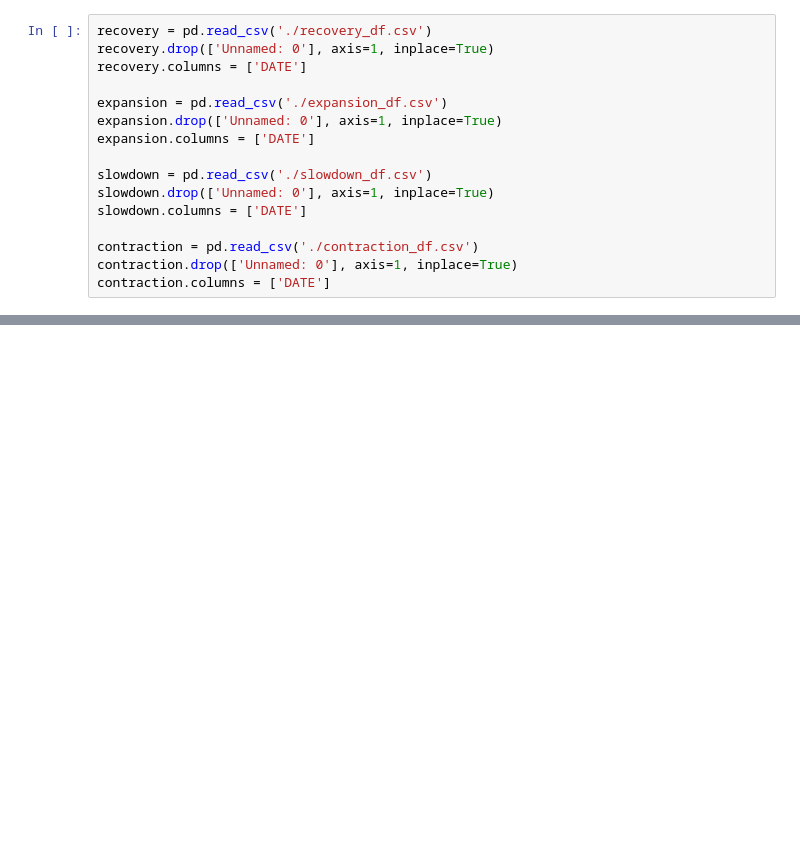
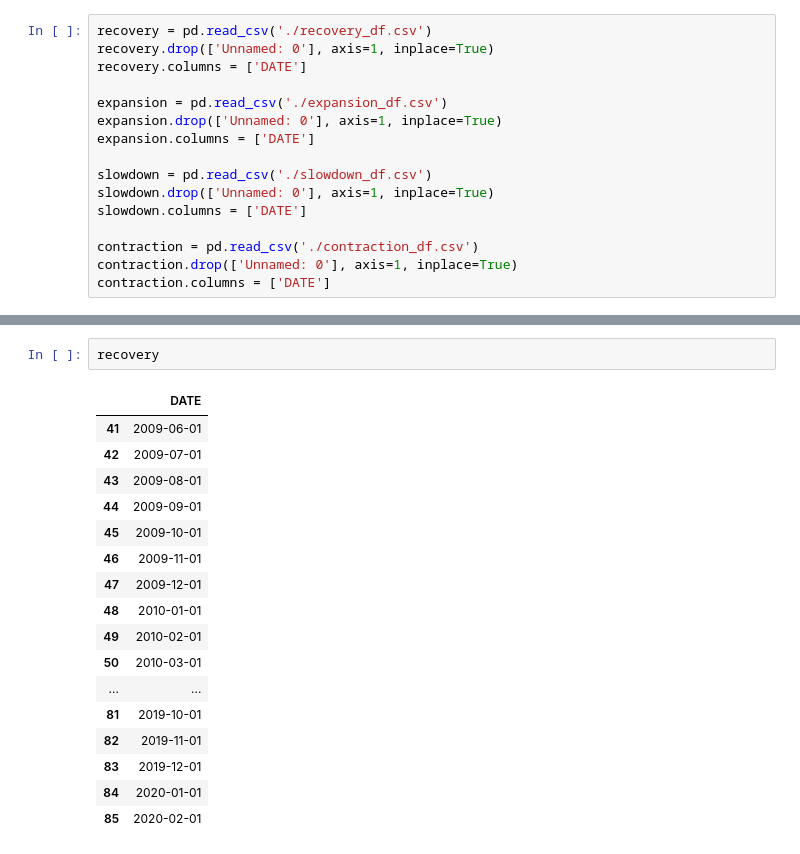
Before and after one commit to FELAB-KHU/S-PQuantTeam03, a Jupyter notebook: OLS_전단계_지영.ipynb, the cells around one changed output, grey strips where cells are left out. Saved outputs shown, nothing was run; the diff lists cells and outputs as text; blank space fills up the shorter version.

```diff
--- a/OLS_전단계_지영.ipynb
+++ b/OLS_전단계_지영.ipynb
@@ -160,0 +173,20 @@ contraction.columns = ['DATE']
+# %%
+recovery
+# %% [output]
+|  | DATE |
+| 41 | 2009-06-01 |
+| 42 | 2009-07-01 |
+| 43 | 2009-08-01 |
+| 44 | 2009-09-01 |
+| 45 | 2009-10-01 |
+| 46 | 2009-11-01 |
+| 47 | 2009-12-01 |
+| 48 | 2010-01-01 |
+| 49 | 2010-02-01 |
+| 50 | 2010-03-01 |
+| ... | ... |
+| 81 | 2019-10-01 |
+| 82 | 2019-11-01 |
+| 83 | 2019-12-01 |
+| 84 | 2020-01-01 |
+| 85 | 2020-02-01 |
```
Also changed, not shown: parts of 7 cells of this notebook, 1 other file.
